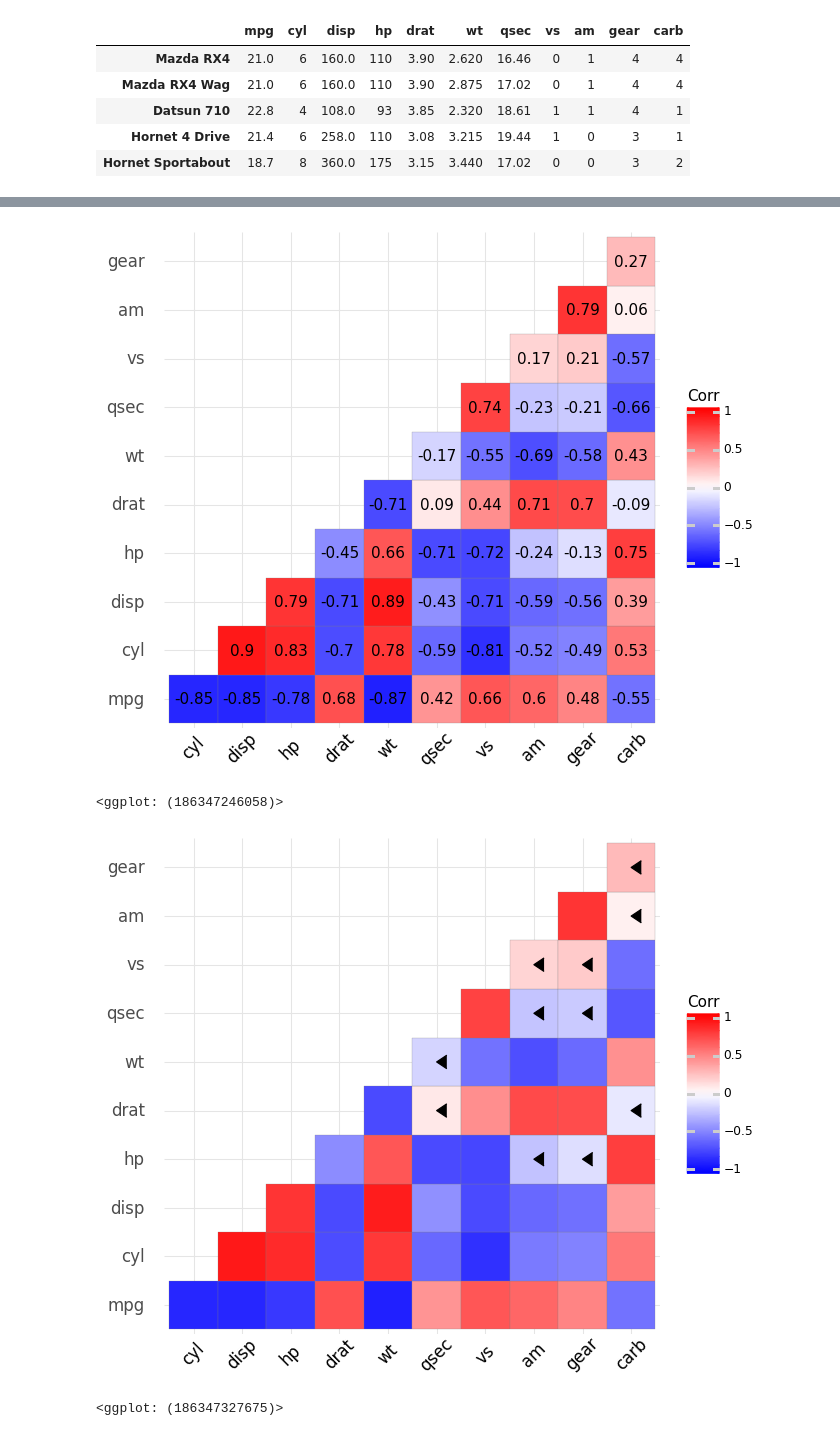
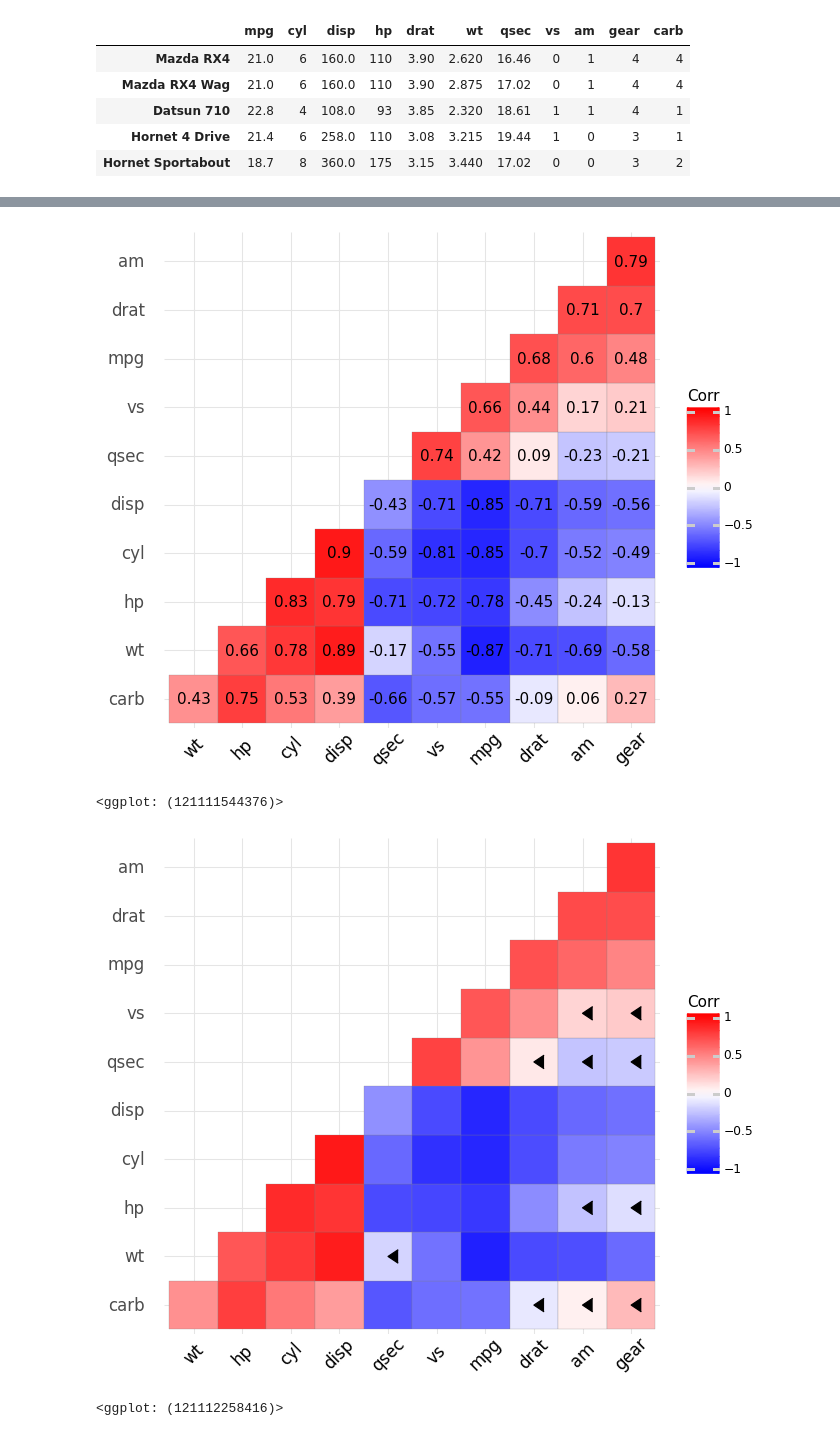
Before and after one commit to enfantbenidedieu/ggcorrplot, a Jupyter notebook: ggcorrplot.ipynb, the cells around one changed output, grey strips where cells are left out. Saved outputs shown, nothing was run; the diff lists cells and outputs as text; code cells hidden in the pictures.

```diff
--- a/ggcorrplot.ipynb
+++ b/ggcorrplot.ipynb
@@ -81,18 +89,18 @@ ggcorrplot(mtcars,type = "lower",outline_color = "white",
 # Add correlation coefficients
 # --------------------------------
 # argument lab = True
-ggcorrplot(mtcars,type = "lower",lab = True)
+ggcorrplot(mtcars,hc_order = True,type = "lower",lab = True)
 # %% [output]
-[figure, old version]
+[figure, new version]
-<ggplot: (186347246058)>
+<ggplot: (121111544376)>
 # %%
 # Add correlation significance level
 # --------------------------------
 # Argument p.mat
 # Barring the no significant coefficient
-ggcorrplot(mtcars, type = "lower", p_mat = p_mat)
+ggcorrplot(mtcars,hc_order = True, type = "lower", p_mat = p_mat)
 # %% [output]
-[figure, old version]
+[figure, new version]
-<ggplot: (186347327675)>
+<ggplot: (121112258416)>
 # %%
 # Leave blank on no significant coefficient
```
Also changed, not shown: parts of 8 cells of this notebook, 1 other file.
